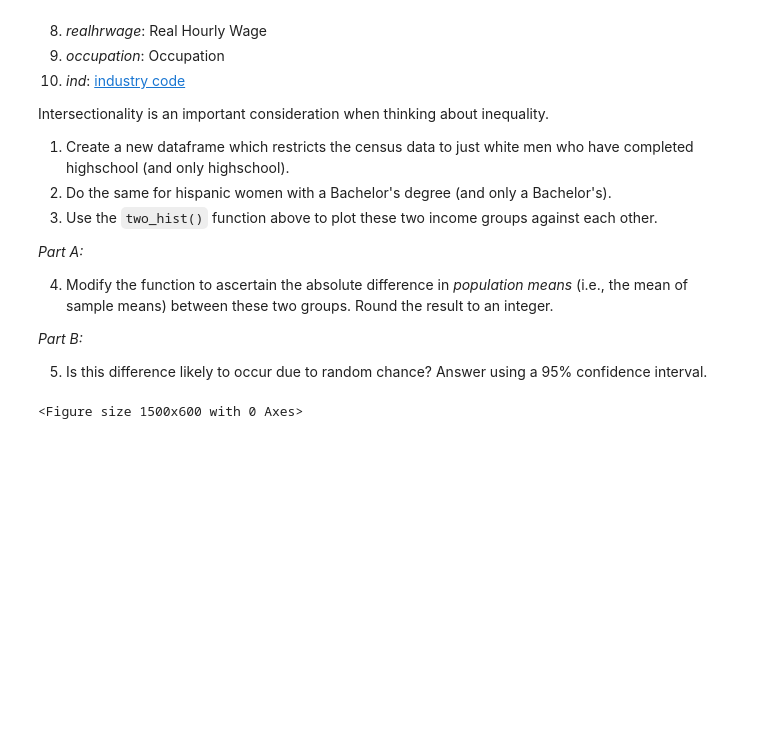
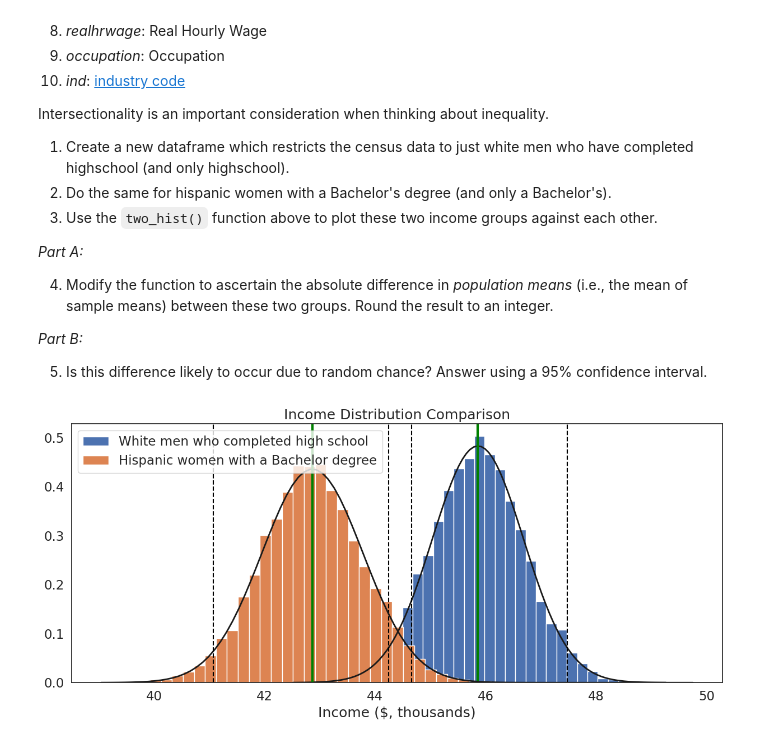
Before and after one commit to ep-ucl/QM2, a Jupyter notebook: notebooks/W5_Distributions_and_Basic_Statistics.ipynb, the cells around one changed output. Drawn from its saved outputs; the diff is of its cells as text; code cells hidden in the pictures; blank space fills up the shorter version.

```diff
--- a/notebooks/W5_Distributions_and_Basic_Statistics.ipynb
+++ b/notebooks/W5_Distributions_and_Basic_Statistics.ipynb
@@ -579,17 +587,16 @@ Intersectionality is an important consideration when thinking about inequality.
 5. Is this difference likely to occur due to random chance? Answer using a 95% confidence interval.
 # %%
 #create a dataframe with white men who have completed highschool
-white_men_hs = df[(df['sex'] == 1) & (df['race'] == 1) & (df['sch'] == 1-12)]['income']
+white_men_hs = df[(df['sex'] == 1) & (df['race'] == 1) & (df['sch'] == 12)]['income']
 
 #create a dataframe with hispanic women with a Bachelor's degree
 hispanic_women = df[(df['sex']== 2) & (df['race'] == 3)&(df['sch']== 16)]['income']
 
-def two_hist(groups,group_labs,xlab, title): # define a function called two_hist that takes a list of groups, a list of group labels, an x-axis label, and a title as arguments
+#plot two income groups against each other
+two_hist([white_men_hs, hispanic_women],['White men who completed high school', 'Hispanic women with a Bachelor degree'],'Income ($, thousands)','Income Distribution Comparison')
 
-		plt.figure(figsize=(15,6)) # set the figure size
+#PART A: modfify the function to ascertain the absolute difference in population means (i.e., the mean of sample means) between these two groups. Round the result to an interger.
 
-plt.show()
-
-two_hist([white_men_hs, hispanic_women],['White men with high school', 'Hispanic women with Bachelor’s'],'Income ($, thousands)','Income Distribution Comparison')
+#PART B: Is this difference likely to occur due to random chance? Answer using a 95% confidence interval.
 # %% [output]
-<Figure size 1500x600 with 0 Axes>
+[figure, added]
```
Also changed, not shown: parts of 9 cells of this notebook.
